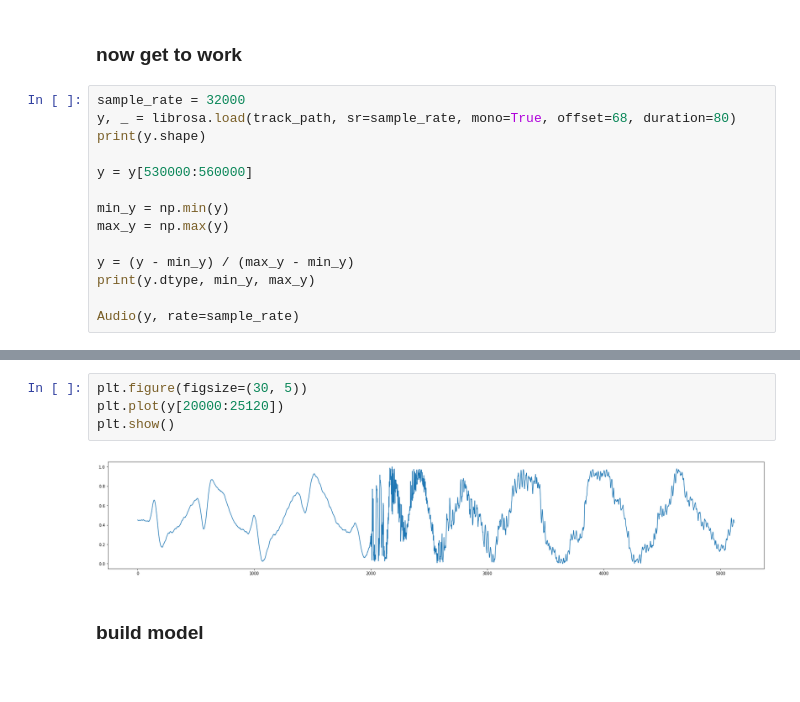
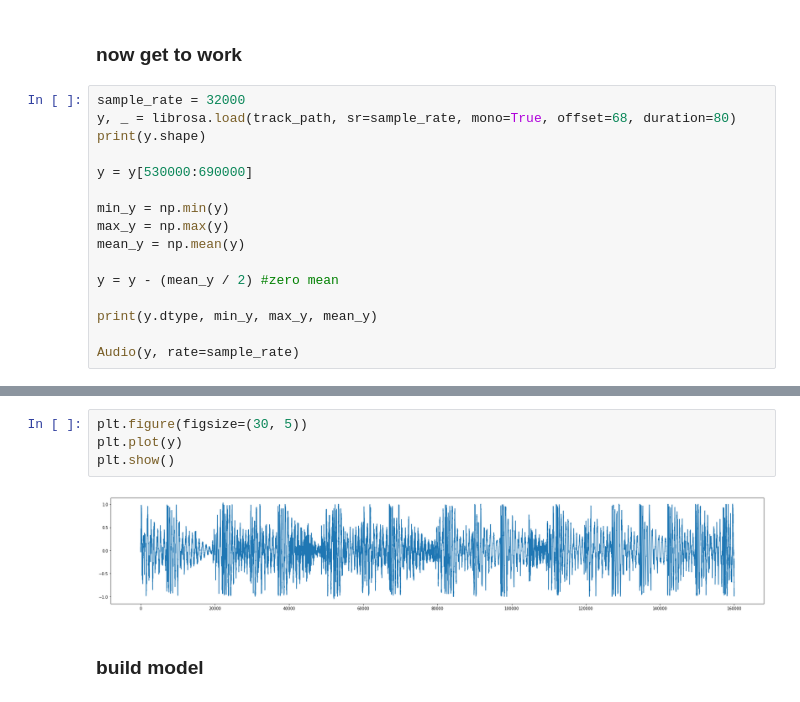
Before and after one commit to jonasdebeukelaer/teknoo, a Jupyter notebook: 4. keras_audio_generation/keras_lstm_audio_edited.ipynb, the cells around one changed output, grey strips where cells are left out. Drawn from its saved outputs; the diff is of its cells as text.

```diff
--- a/4. keras_audio_generation/keras_lstm_audio_edited.ipynb
+++ b/4. keras_audio_generation/keras_lstm_audio_edited.ipynb
@@ -25,13 +25,15 @@ sample_rate = 32000
 y, _ = librosa.load(track_path, sr=sample_rate, mono=True, offset=68, duration=80)
 print(y.shape)
 
-y = y[530000:560000]
+y = y[530000:690000]
 
 min_y = np.min(y)
 max_y = np.max(y)
+mean_y = np.mean(y)
 
-y = (y - min_y) / (max_y - min_y)
-print(y.dtype, min_y, max_y)
+y = y - (mean_y / 2) #zero mean
+
+print(y.dtype, min_y, max_y, mean_y)
 
 Audio(y, rate=sample_rate)
 # %% [output]
@@ -40,10 +42,10 @@ float32 -0.984327 1.03258
 [interactive output not drawn]
 # %%
 plt.figure(figsize=(30, 5))
-plt.plot(y[20000:25120])
+plt.plot(y)
 plt.show()
 # %% [output]
-[figure, old version]
+[figure, new version]
 # %% [markdown]
 ### build model
 # %%
```
Also changed, not shown: parts of 6 cells of this notebook, 1 other file.
